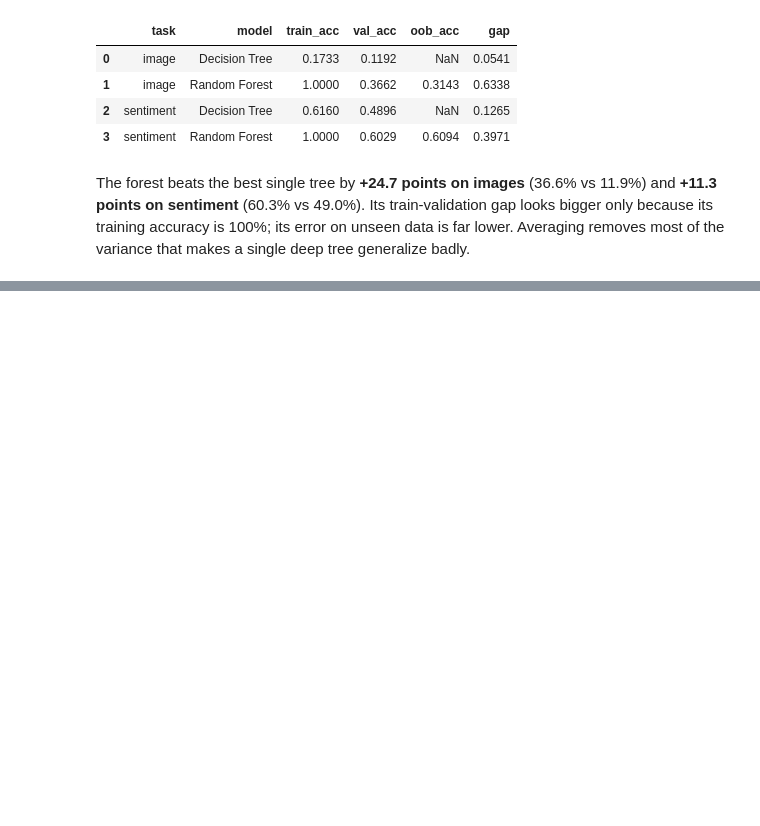
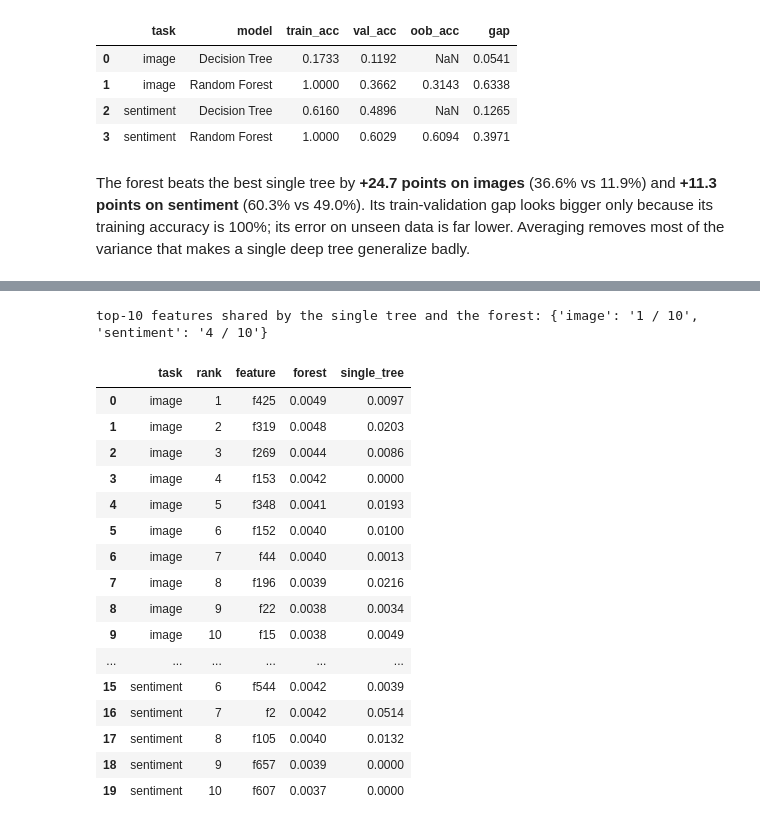
Before and after one commit to mediumgold/COMP-472-Project-G20, a Jupyter notebook: notebooks/04_random_forest.ipynb, the cells around one changed output, grey strips where cells are left out. Drawn from its saved outputs; the diff is of its cells as text; code cells hidden in the pictures; blank space fills up the shorter version.

```diff
--- a/notebooks/04_random_forest.ipynb
+++ b/notebooks/04_random_forest.ipynb
@@ -229,0 +241,36 @@ variance that makes a single deep tree generalize badly.
+# %%
+TOP = 10
+imp_rows, overlap = [], {}
+for task, (Xtr, ytr, _, _) in splits.items():
+    # the single tree of notebook 03, rebuilt from the config it saved
+    conf = load_predictions(task, "dt")[2]["config"]
+    dt_imp = DecisionTreeClassifier(**conf).fit(Xtr, ytr, N_CLASSES[task]).feature_importances
+    fi = forest_imp[task]
+    common = set(np.argsort(-dt_imp)[:TOP]) & set(np.argsort(-fi)[:TOP])
+    overlap[task] = f"{len(common)} / {TOP}"
+    for rank, j in enumerate(np.argsort(-fi)[:TOP], start=1):
+        imp_rows.append(dict(task=task, rank=rank, feature=f"f{j}",
+                             forest=round(float(fi[j]), 4),
+                             single_tree=round(float(dt_imp[j]), 4)))
+importance = pd.DataFrame(imp_rows)
+print("top-10 features shared by the single tree and the forest:", overlap)
+importance
+# %% [output]
+top-10 features shared by the single tree and the forest: {'image': '1 / 10', 'sentiment': '4 / 10'}
+|  | task | rank | feature | forest | single_tree |
+| 0 | image | 1 | f425 | 0.0049 | 0.0097 |
+| 1 | image | 2 | f319 | 0.0048 | 0.0203 |
+| 2 | image | 3 | f269 | 0.0044 | 0.0086 |
+| 3 | image | 4 | f153 | 0.0042 | 0.0000 |
+| 4 | image | 5 | f348 | 0.0041 | 0.0193 |
+| 5 | image | 6 | f152 | 0.0040 | 0.0100 |
+| 6 | image | 7 | f44 | 0.0040 | 0.0013 |
+| 7 | image | 8 | f196 | 0.0039 | 0.0216 |
+| 8 | image | 9 | f22 | 0.0038 | 0.0034 |
+| 9 | image | 10 | f15 | 0.0038 | 0.0049 |
+| ... | ... | ... | ... | ... | ... |
+| 15 | sentiment | 6 | f544 | 0.0042 | 0.0039 |
+| 16 | sentiment | 7 | f2 | 0.0042 | 0.0514 |
+| 17 | sentiment | 8 | f105 | 0.0040 | 0.0132 |
+| 18 | sentiment | 9 | f657 | 0.0039 | 0.0000 |
+| 19 | sentiment | 10 | f607 | 0.0037 | 0.0000 |
```
Also changed, not shown: parts of 7 cells of this notebook, 2 other files.
